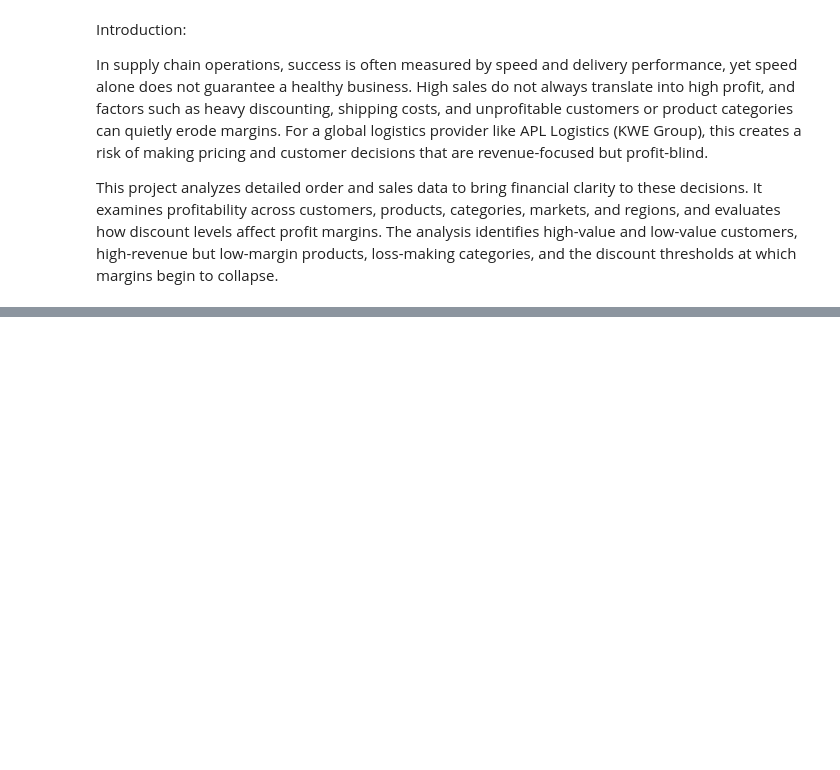
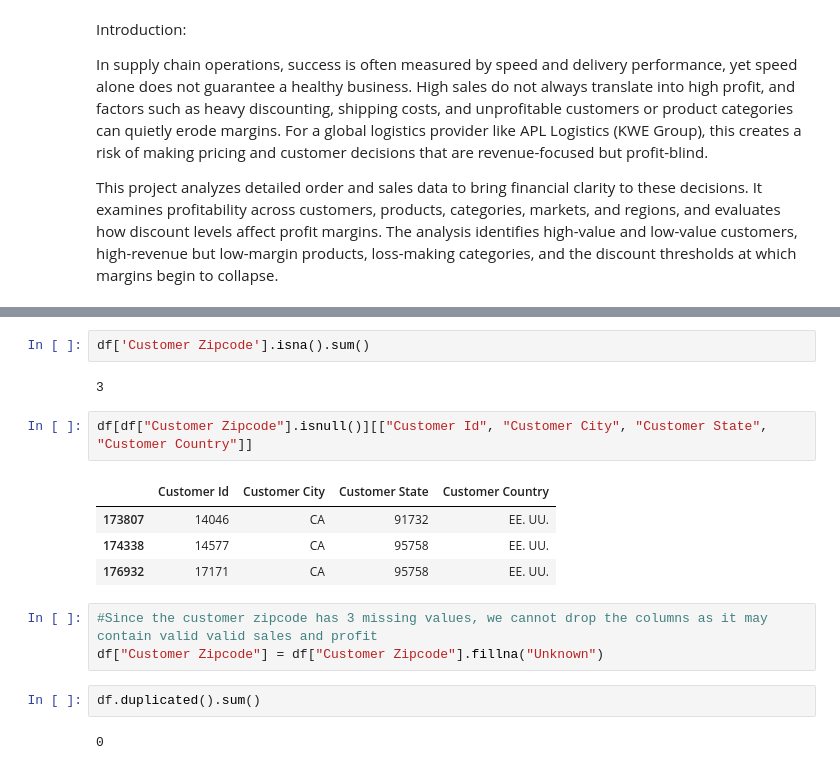
Before and after one commit to ramchandan2059-hue/Customer-Product-and-Profitability-Performance-Analysis, a Jupyter notebook: notebooks/Customer, Product, and Profitability Performance Analysis.ipynb, the cells around one changed output, grey strips where cells are left out. Saved outputs shown, nothing was run; the diff lists cells and outputs as text; blank space fills up the shorter version.

```diff
--- a/notebooks/Customer, Product, and Profitability Performance Analysis.ipynb
+++ b/notebooks/Customer, Product, and Profitability Performance Analysis.ipynb
@@ -8,0 +110,18 @@ This project analyzes detailed order and sales data to bring financial clarity t
+# %%
+df['Customer Zipcode'].isna().sum()
+# %% [output]
+3
+# %%
+df[df["Customer Zipcode"].isnull()][["Customer Id", "Customer City", "Customer State", "Customer Country"]]
+# %% [output]
+|  | Customer Id | Customer City | Customer State | Customer Country |
+| 173807 | 14046 | CA | 91732 | EE. UU. |
+| 174338 | 14577 | CA | 95758 | EE. UU. |
+| 176932 | 17171 | CA | 95758 | EE. UU. |
+# %%
+#Since the customer zipcode has 3 missing values, we cannot drop the columns as it may contain valid valid sales and profit
+df["Customer Zipcode"] = df["Customer Zipcode"].fillna("Unknown")
+# %%
+df.duplicated().sum()
+# %% [output]
+0
```
Also changed, not shown: parts of 9 cells of this notebook, 4 other files.
